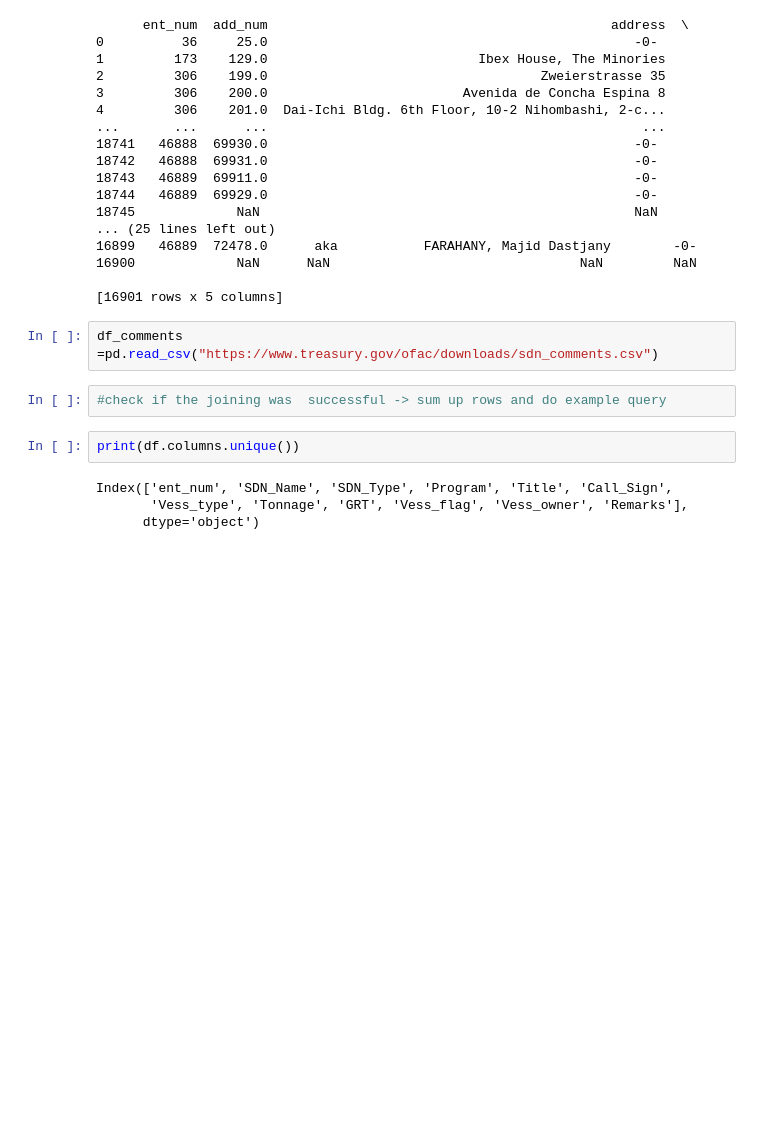
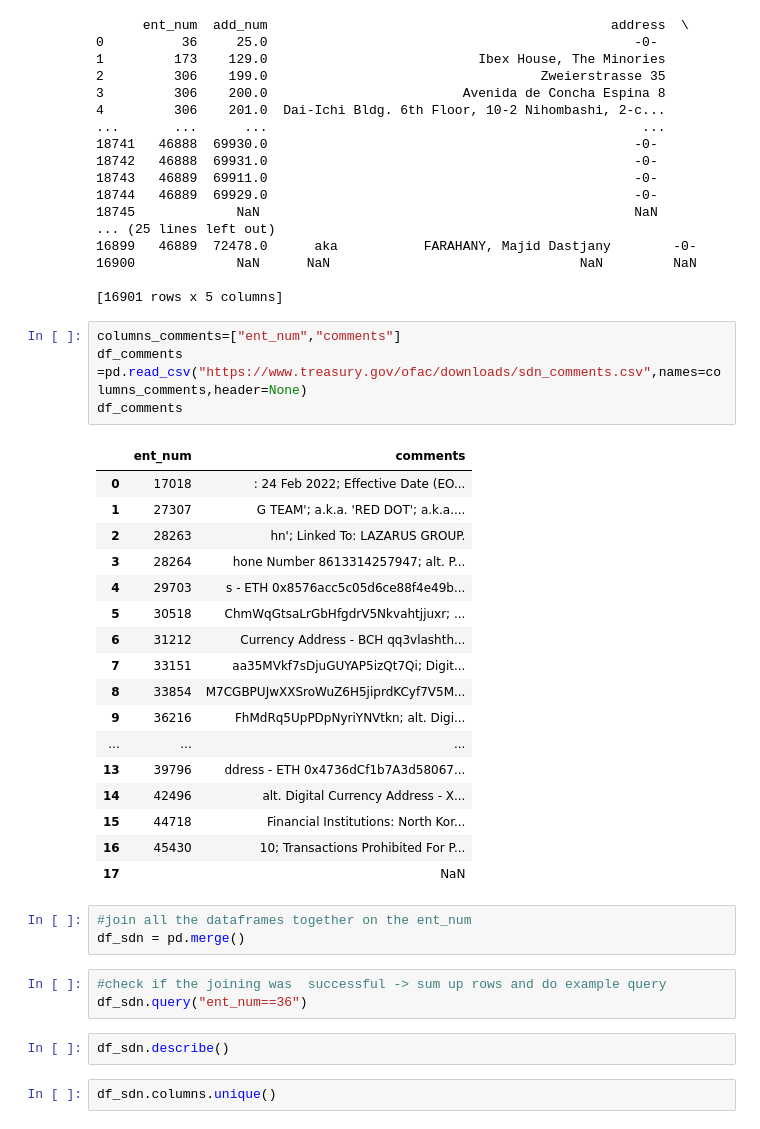
Before and after one commit to NatStrom/INSA, a Jupyter notebook: US/OFAC_SDN.ipynb, the cells around one changed output. Saved outputs shown, nothing was run; the diff lists cells and outputs as text; blank space fills up the shorter version.

```diff
--- a/US/OFAC_SDN.ipynb
+++ b/US/OFAC_SDN.ipynb
@@ -77,15 +81,37 @@ print(df_alt)
 
 [16901 rows x 5 columns]
 # %%
-df_comments =pd.read_csv("https://www.treasury.gov/ofac/downloads/sdn_comments.csv")
+columns_comments=["ent_num","comments"]
+df_comments =pd.read_csv("https://www.treasury.gov/ofac/downloads/sdn_comments.csv",names=columns_comments,header=None)
+df_comments
+# %% [output]
+|  | ent_num | comments |
+| 0 | 17018 | : 24 Feb 2022; Effective Date (EO... |
+| 1 | 27307 | G TEAM'; a.k.a. 'RED DOT'; a.k.a.... |
+| 2 | 28263 | hn'; Linked To: LAZARUS GROUP. |
+| 3 | 28264 | hone Number 8613314257947; alt. P... |
+| 4 | 29703 | s - ETH 0x8576acc5c05d6ce88f4e49b... |
+| 5 | 30518 | ChmWqGtsaLrGbHfgdrV5Nkvahtjjuxr; ... |
+| 6 | 31212 | Currency Address - BCH qq3vlashth... |
+| 7 | 33151 | aa35MVkf7sDjuGUYAP5izQt7Qi; Digit... |
+| 8 | 33854 | M7CGBPUJwXXSroWuZ6H5jiprdKCyf7V5M... |
+| 9 | 36216 | FhMdRq5UpPDpNyriYNVtkn; alt. Digi... |
+| ... | ... | ... |
+| 13 | 39796 | ddress - ETH 0x4736dCf1b7A3d58067... |
+| 14 | 42496 | alt. Digital Currency Address - X... |
+| 15 | 44718 | Financial Institutions: North Kor... |
+| 16 | 45430 | 10; Transactions Prohibited For P... |
+| 17 |  | NaN |
+# %%
+#join all the dataframes together on the ent_num
+df_sdn = pd.merge()
 # %%
 #check if the joining was  successful -> sum up rows and do example query
+df_sdn.query("ent_num==36")
-# %%
-print(df.columns.unique())
-# %% [output]
-Index(['ent_num', 'SDN_Name', 'SDN_Type', 'Program', 'Title', 'Call_Sign',
-       'Vess_type', 'Tonnage', 'GRT', 'Vess_flag', 'Vess_owner', 'Remarks'],
-      dtype='object')
+# %%
+df_sdn.describe()
+# %%
+df_sdn.columns.unique()
 # %%
 #get the percentages of missingsness
 values_list = list()
```
Also changed, not shown: parts of 5 cells of this notebook, 1 other file.
